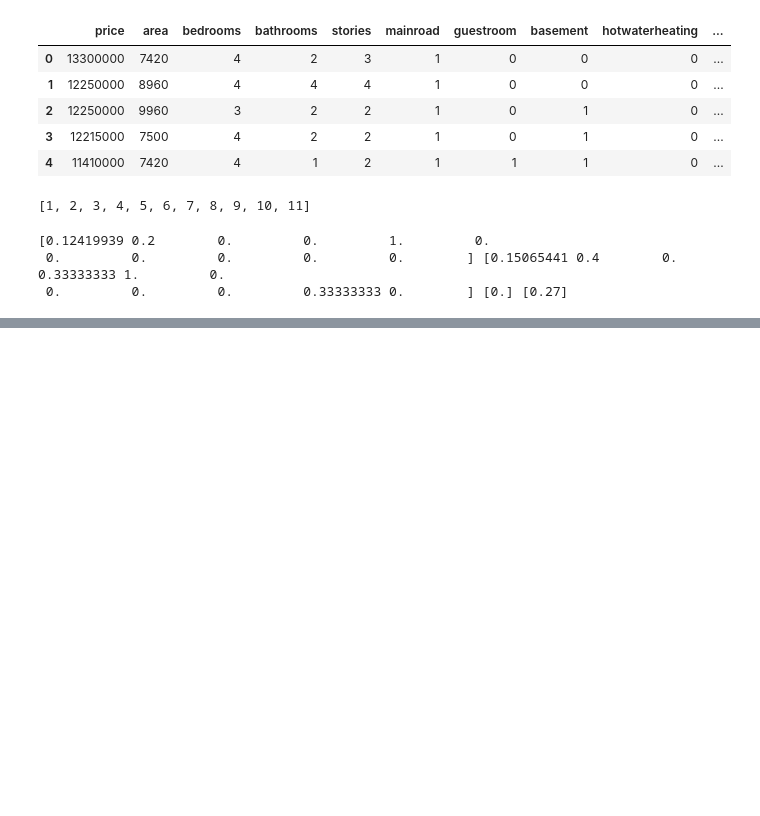
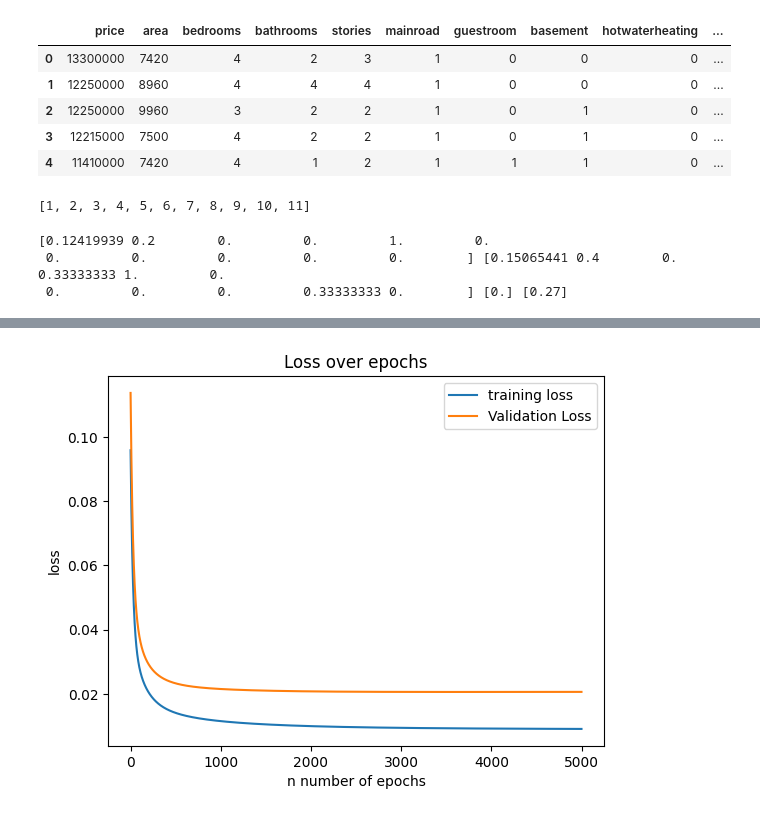
Before and after one commit to emilia-uncc/Assignment1, a Jupyter notebook: assignment5/Assignment5_3.ipynb, the cells around one changed output, grey strips where cells are left out. Saved outputs shown, nothing was run; the diff lists cells and outputs as text; code cells hidden in the pictures; blank space fills up the shorter version.

```diff
--- a/assignment5/Assignment5_3.ipynb
+++ b/assignment5/Assignment5_3.ipynb
@@ -218,0 +262,20 @@ plt.show()
+# %%
+#SGD
+#set input and output dimensions
+inputDim = 11
+outputDim = 1
+#set learning rate and epochs
+learningRates = [0.1, 0.01,0.001,0.0001]
+epochs = 5000
+
+#exploring different learing rates
+for learning_rate in learningRates:
+  print(learning_rate)
+  #create model
+  model = linearRegression(inputDim, outputDim)
+
+  criterion = torch.nn.MSELoss() #set lossfuntion from neural network library
+  optimizer_adam = torch.optim.Adam(model.parameters(), lr=learningRate) #set optimizer Adam
+  optimizer_sgd = torch.optim.SGD(model.parameters(), lr=learningRate) #set optimizer SGD
+
+  train_losses, val_losses = training_loop(model, criterion, optimizer_sgd, epochs, X_train_tensor, Y_train_tensor, X_test_tensor, Y_test_tensor)
@@ -218,0 +300,11 @@ plt.show()
+# %%
+# 4. Plot the training and validation loss after each iteration
+plt.plot(train_losses, label="training loss")
+plt.plot(val_losses, label="Validation Loss")
+plt.xlabel("n number of epochs")
+plt.ylabel("loss")
+plt.legend()
+plt.title("Loss over epochs")
+plt.show()
+# %% [output]
+[figure, added]
```
Also changed, not shown: parts of 5 cells of this notebook.
